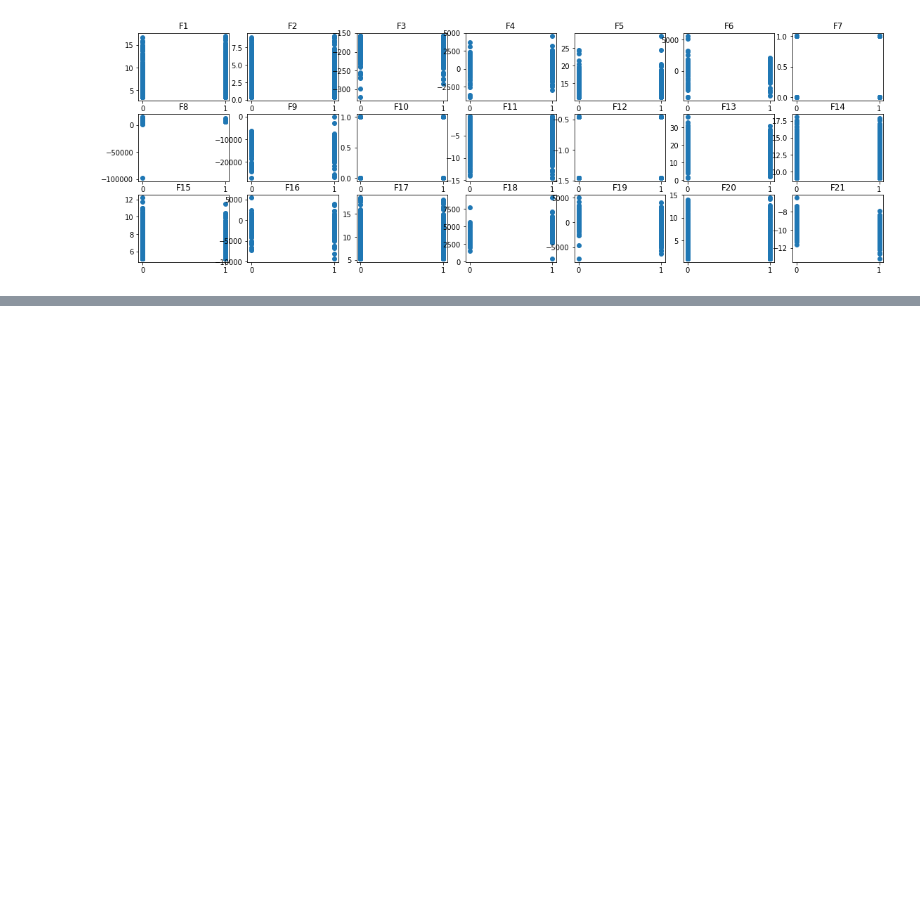
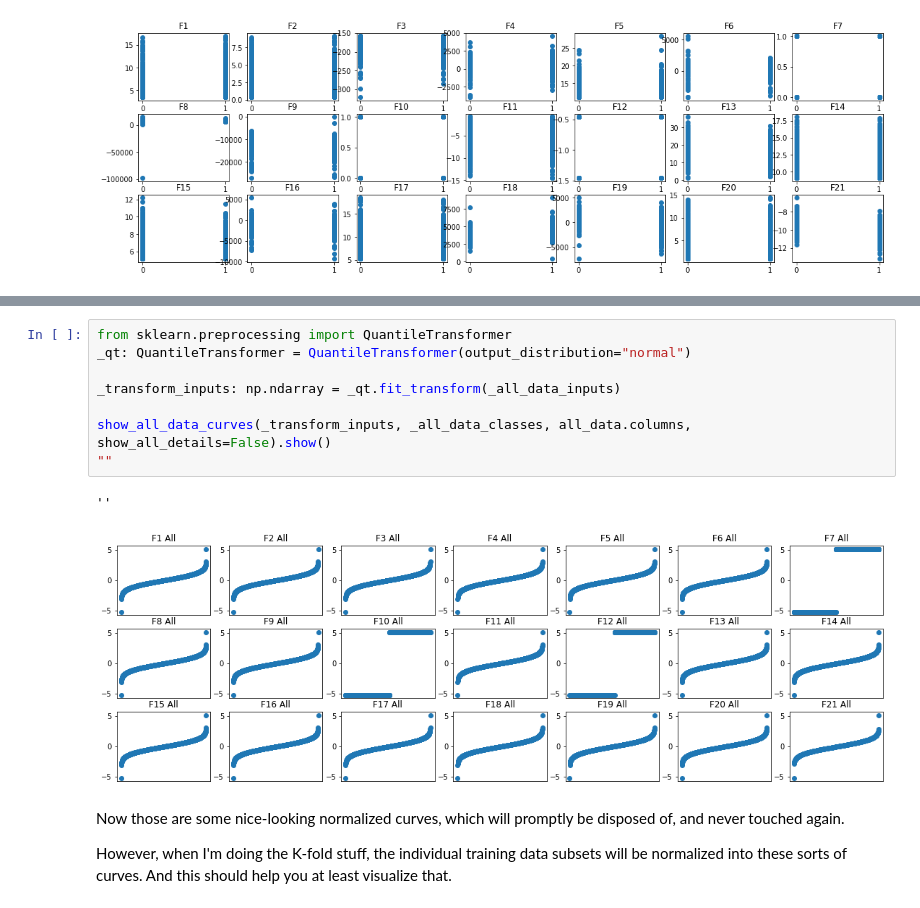
Before and after one commit to 11BelowStudio/ce802labs, a Jupyter notebook: assignment/CE802_P2_Notebook.ipynb, the cells around one changed output, grey strips where cells are left out. Drawn from its saved outputs; the diff is of its cells as text; blank space fills up the shorter version.

```diff
--- a/assignment/CE802_P2_Notebook.ipynb
+++ b/assignment/CE802_P2_Notebook.ipynb
@@ -272,0 +200,17 @@ test_data = test_df.iloc[:,:-1].copy()
+# %%
+from sklearn.preprocessing import QuantileTransformer
+_qt: QuantileTransformer = QuantileTransformer(output_distribution="normal")
+
+_transform_inputs: np.ndarray = _qt.fit_transform(_all_data_inputs)
+
+show_all_data_curves(_transform_inputs, _all_data_classes, all_data.columns, show_all_details=False).show()
+""
+# %% [output]
+''
+[figure, added]
+# %% [markdown]
+Now those are some nice-looking normalized curves, which will promptly be disposed of,
+and never touched again.
+
+However, when I'm doing the K-fold stuff, the individual training data subsets will be
+normalized into these sorts of curves. And this should help you at least visualize that.
```
Also changed, not shown: parts of 58 cells of this notebook, 8 other files.
